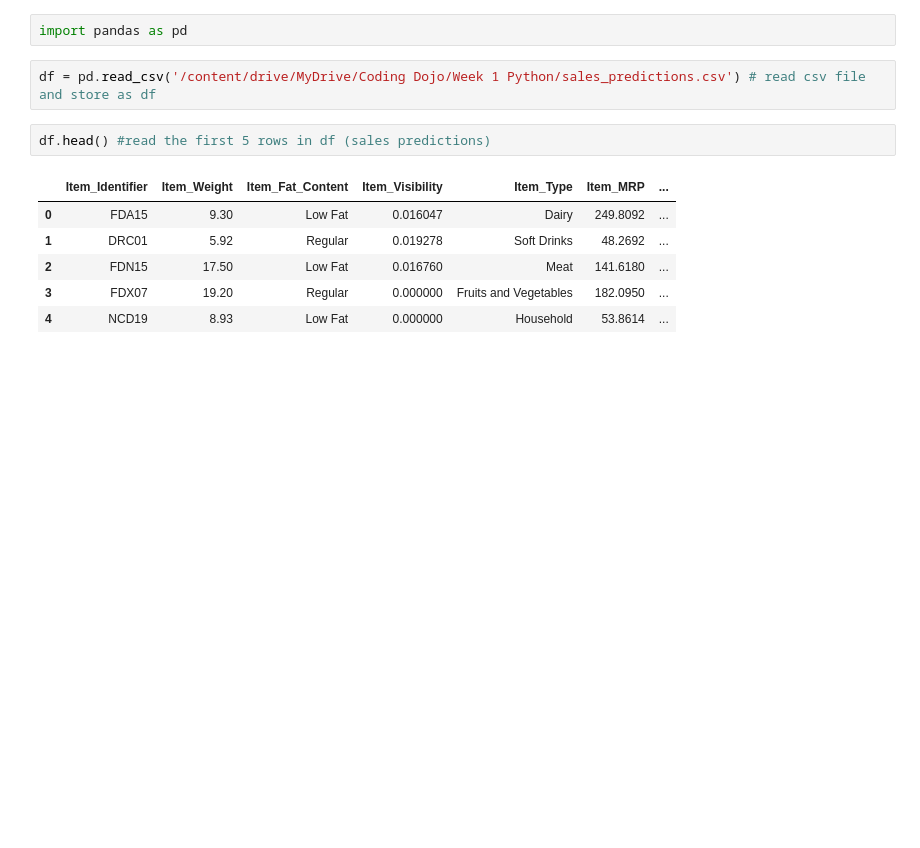
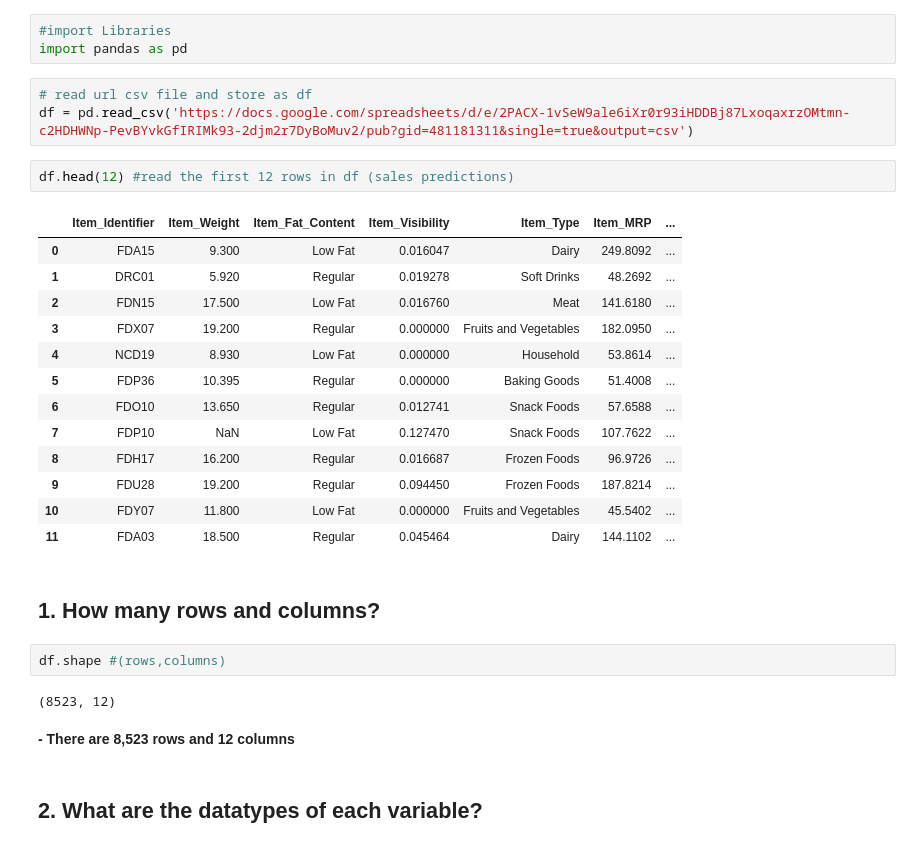
Before and after one commit to GAPatterson97/Sales_Predictions, a Jupyter notebook: sales_predictions.ipynb, the cells around one changed output. Drawn from its saved outputs; the diff is of its cells as text; blank space fills up the shorter version.

```diff
--- a/sales_predictions.ipynb
+++ b/sales_predictions.ipynb
@@ -3,13 +7,32 @@
 # %%
+#import Libraries
 import pandas as pd
-# %%
-df = pd.read_csv('/content/drive/MyDrive/Coding Dojo/Week 1 Python/sales_predictions.csv') # read csv file and store as df
+# %%
+# read url csv file and store as df
+df = pd.read_csv('https://docs.google.com/spreadsheets/d/e/2PACX-1vSeW9ale6iXr0r93iHDDBj87LxoqaxrzOMtmn-c2HDHWNp-PevBYvkGfIRIMk93-2djm2r7DyBoMuv2/pub?gid=481181311&single=true&output=csv')
 # %%
-df.head() #read the first 5 rows in df (sales predictions)
+df.head(12) #read the first 12 rows in df (sales predictions)
 # %% [output]
 |  | Item_Identifier | Item_Weight | Item_Fat_Content | Item_Visibility | Item_Type | Item_MRP | ... |
-| 0 | FDA15 | 9.30 | Low Fat | 0.016047 | Dairy | 249.8092 | ... |
-| 1 | DRC01 | 5.92 | Regular | 0.019278 | Soft Drinks | 48.2692 | ... |
-| 2 | FDN15 | 17.50 | Low Fat | 0.016760 | Meat | 141.6180 | ... |
-| 3 | FDX07 | 19.20 | Regular | 0.000000 | Fruits and Vegetables | 182.0950 | ... |
-| 4 | NCD19 | 8.93 | Low Fat | 0.000000 | Household | 53.8614 | ... |
+| 0 | FDA15 | 9.300 | Low Fat | 0.016047 | Dairy | 249.8092 | ... |
+| 1 | DRC01 | 5.920 | Regular | 0.019278 | Soft Drinks | 48.2692 | ... |
+| 2 | FDN15 | 17.500 | Low Fat | 0.016760 | Meat | 141.6180 | ... |
+| 3 | FDX07 | 19.200 | Regular | 0.000000 | Fruits and Vegetables | 182.0950 | ... |
+| 4 | NCD19 | 8.930 | Low Fat | 0.000000 | Household | 53.8614 | ... |
+| 5 | FDP36 | 10.395 | Regular | 0.000000 | Baking Goods | 51.4008 | ... |
+| 6 | FDO10 | 13.650 | Regular | 0.012741 | Snack Foods | 57.6588 | ... |
+| 7 | FDP10 | NaN | Low Fat | 0.127470 | Snack Foods | 107.7622 | ... |
+| 8 | FDH17 | 16.200 | Regular | 0.016687 | Frozen Foods | 96.9726 | ... |
+| 9 | FDU28 | 19.200 | Regular | 0.094450 | Frozen Foods | 187.8214 | ... |
+| 10 | FDY07 | 11.800 | Low Fat | 0.000000 | Fruits and Vegetables | 45.5402 | ... |
+| 11 | FDA03 | 18.500 | Regular | 0.045464 | Dairy | 144.1102 | ... |
+# %% [markdown]
+## 1.   How many rows and columns?
+# %%
+df.shape #(rows,columns)
+# %% [output]
+(8523, 12)
+# %% [markdown]
+**- There are 8,523 rows and 12 columns**
+# %% [markdown]
+## 2.   What are the datatypes of each variable?
```
Also changed, not shown: parts of 36 cells of this notebook.
